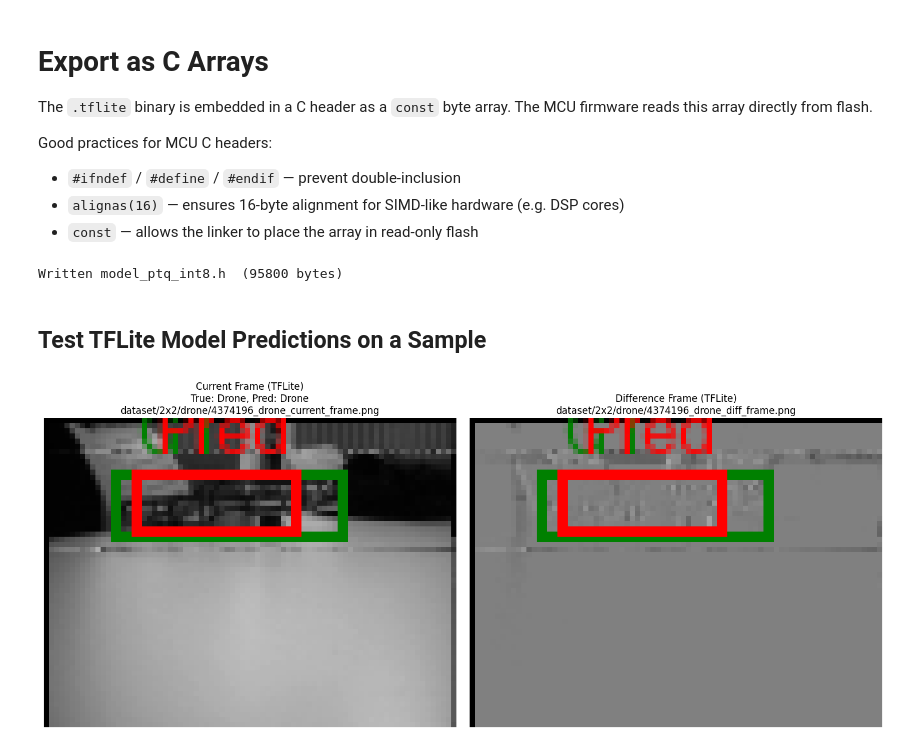
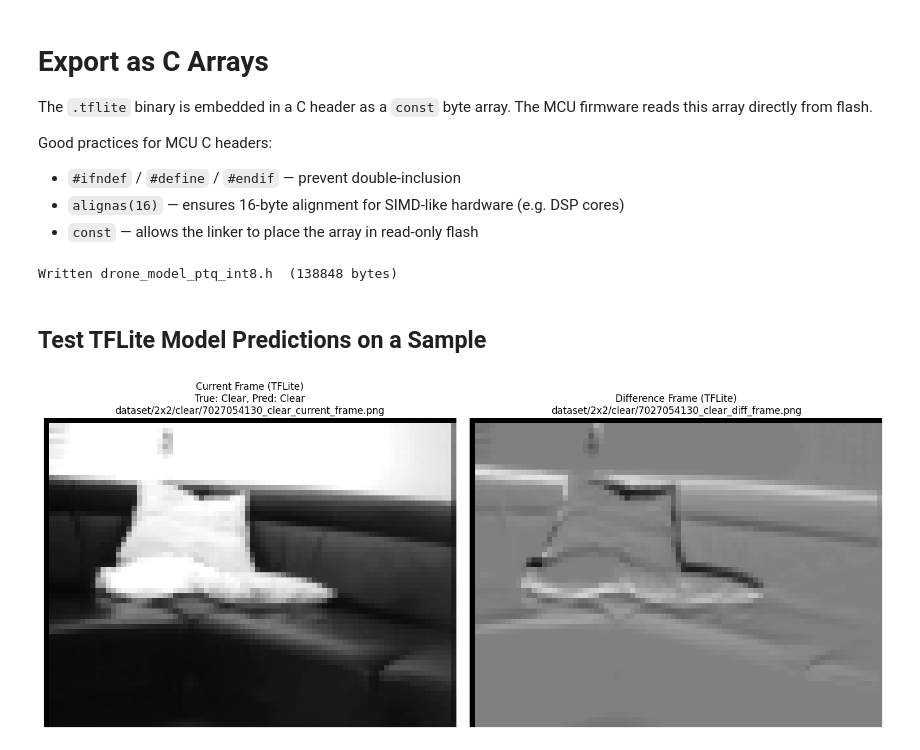
Before and after one commit to Trondster/CS4140, a Jupyter notebook: train/drone-classification.ipynb, the cells around one changed output. Saved outputs shown, nothing was run; the diff lists cells and outputs as text; code cells hidden in the pictures.

```diff
--- a/train/drone-classification.ipynb
+++ b/train/drone-classification.ipynb
@@ -1134,10 +1137,10 @@ def write_c_header(tflite_path: str, header_path: str, array_name: str, quant_ty
     open(header_path, "w").write(body)
     print(f"Written {header_path}  ({len(data)} bytes)")
 
-write_c_header("model_ptq_int8.tflite", "model_ptq_int8.h", "tf_model_ptq", "INT8 PTQ")
+write_c_header("drone_model_ptq_int8.tflite", "drone_model_ptq_int8.h", "tf_drone_model_ptq", "INT8 PTQ")
 # write_c_header("model_qat_int8.tflite", "model_qat_int8.h", "tf_model_qat", "INT8 QAT")
 # %% [output]
-Written model_ptq_int8.h  (95800 bytes)
+Written drone_model_ptq_int8.h  (138848 bytes)
 # %% [markdown]
 ## Test TFLite Model Predictions on a Sample
 # %%
@@ -1237,32 +1240,32 @@ def visualize_tflite_prediction_with_bboxes(tflite_model_path, X_sample, y_class
 
     plt.figure(figsize=(15, 6))
     plt.subplot(1, 2, 1)
     plt.imshow(img_current)
     plt.title(f"Current Frame (TFLite)\nTrue: {'Drone' if true_label == 1 else 'Clear'}, Pred: {'Drone' if predicted_label == 1 else 'Clear'}\n{current_frame_path}")
     plt.axis('off')
 
     plt.subplot(1, 2, 2)
     plt.imshow(img_diff)
     plt.title(f"Difference Frame (TFLite)\n{diff_frame_path}")
     plt.axis('off')
 
     plt.tight_layout()
     plt.show()
 
 # Select a random sample from the test set for visualization
 random_index = random.randint(0, len(X_test) - 1)
 X_sample_tflite = X_test[random_index]
 y_class_sample_tflite = y_classification_test[random_index]
 y_bbox_sample_tflite = y_bbox_test[random_index]
 
 # Visualize the prediction for the selected sample using the PTQ INT8 TFLite model
 visualize_tflite_prediction_with_bboxes(
-    "model_ptq_int8.tflite",
+    "drone_model_ptq_int8.tflite",
     X_sample_tflite,
     y_class_sample_tflite,
     y_bbox_sample_tflite,
     InputHeight,
     InputWidth
 )
 # %% [output]
-[figure, old version]
+[figure, new version]
```
Also changed, not shown: parts of 17 cells of this notebook.
